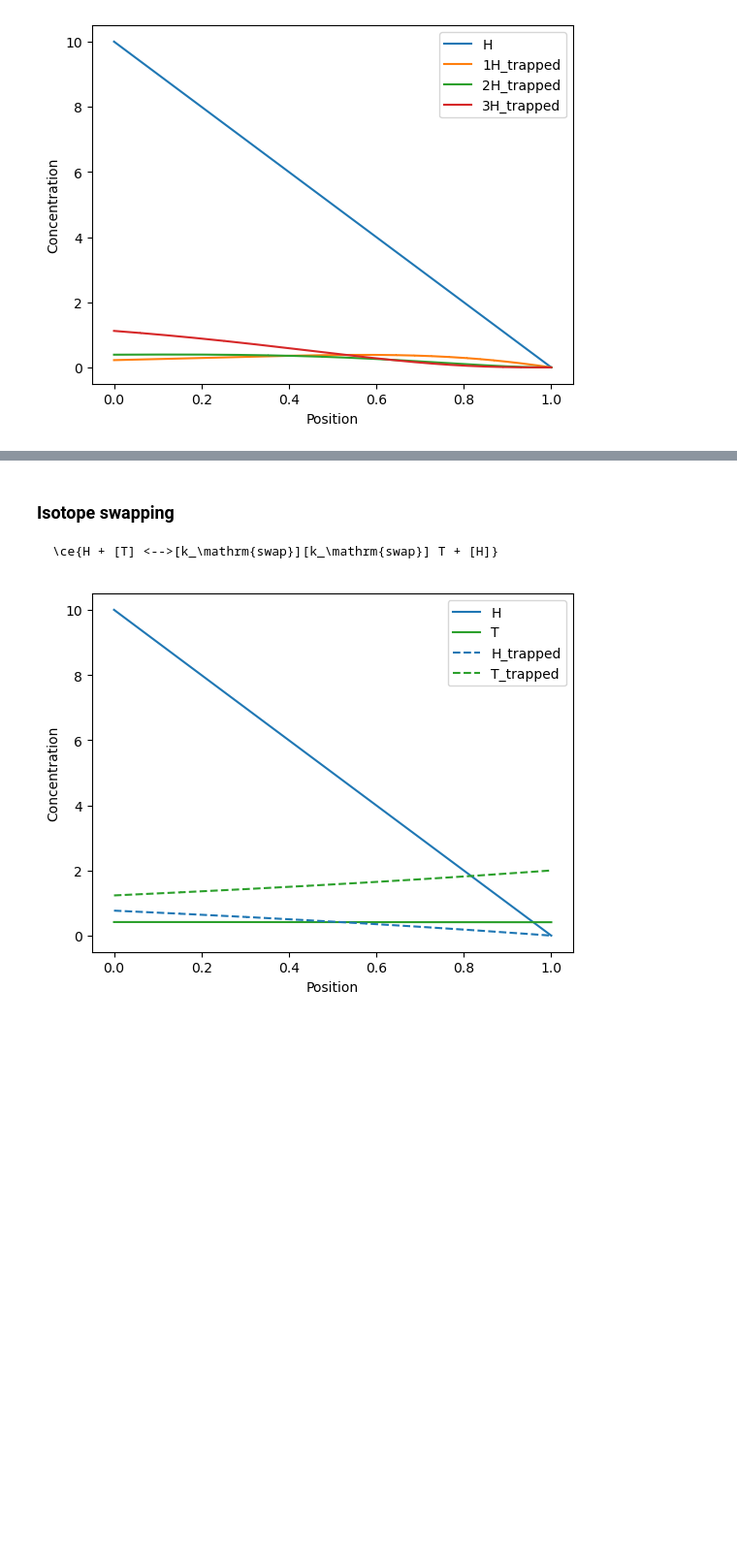
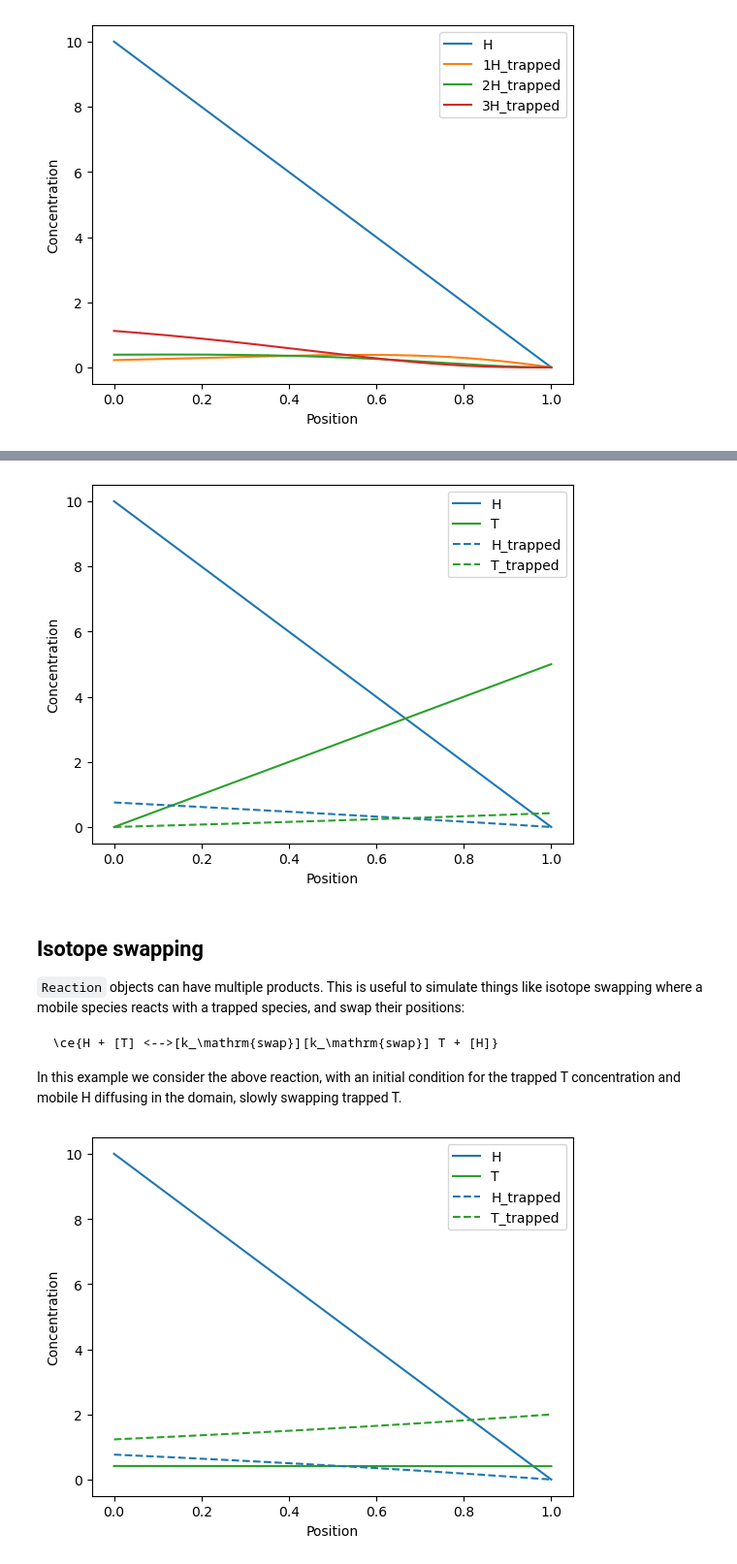
Before and after one commit to festim-dev/FESTIM-workshop, a Jupyter notebook: book/content/reactions.ipynb, the cells around one changed output, grey strips where cells are left out. Shown: that part at 97% size. Cells and saved outputs as stored; diff of their text form; code cells hidden in the pictures; blank space fills up the shorter version.

````diff
--- a/book/content/reactions.ipynb
+++ b/book/content/reactions.ipynb
@@ -251,9 +321,7 @@ empty_traps = F.Species("empty_traps", mobile=False)
 
 my_model.species = [mobile_H, trapped_H, empty_traps]
 
-my_model.initial_conditions = [
-    F.InitialCondition(value=2, species=empty_traps)
-]
+my_model.initial_conditions = [F.InitialCondition(value=2, species=empty_traps)]
 # %% [markdown]
 ```{note}
 Here we set the empty traps as immobile, but they could diffuse in the material too by setting ``mobile=True``.
@@ -458,9 +647,31 @@ plt.show()
+# %%
+for species in my_model.species:
+    if "T" in species.name:
+        color = "tab:green"
+    else:
+        color = "tab:blue"
+    if "trapped" in species.name:
+        linestyle = "--"
+    else:
+        linestyle = "-"
+    plot_profile(species, label=species.name, color=color, linestyle=linestyle)
+
+plt.xlabel("Position")
+plt.ylabel("Concentration")
+plt.legend()
+plt.show()
+# %% [output]
+[figure, added]
 # %% [markdown]
-### Isotope swapping
+## Isotope swapping
+
+``Reaction`` objects can have multiple products. This is useful to simulate things like isotope swapping where a mobile species reacts with a trapped species, and swap their positions:
 
 ```{math}
 \ce{H + [T] <-->[k_\mathrm{swap}][k_\mathrm{swap}] T + [H]}
 ```
+
+In this example we consider the above reaction, with an initial condition for the trapped T concentration and mobile H diffusing in the domain, slowly swapping trapped T.
 # %%
 my_model = F.HydrogenTransportProblem()
 my_model.mesh = F.Mesh1D(np.linspace(0, 1, 100))
````
Also changed, not shown: parts of 36 cells of this notebook.
